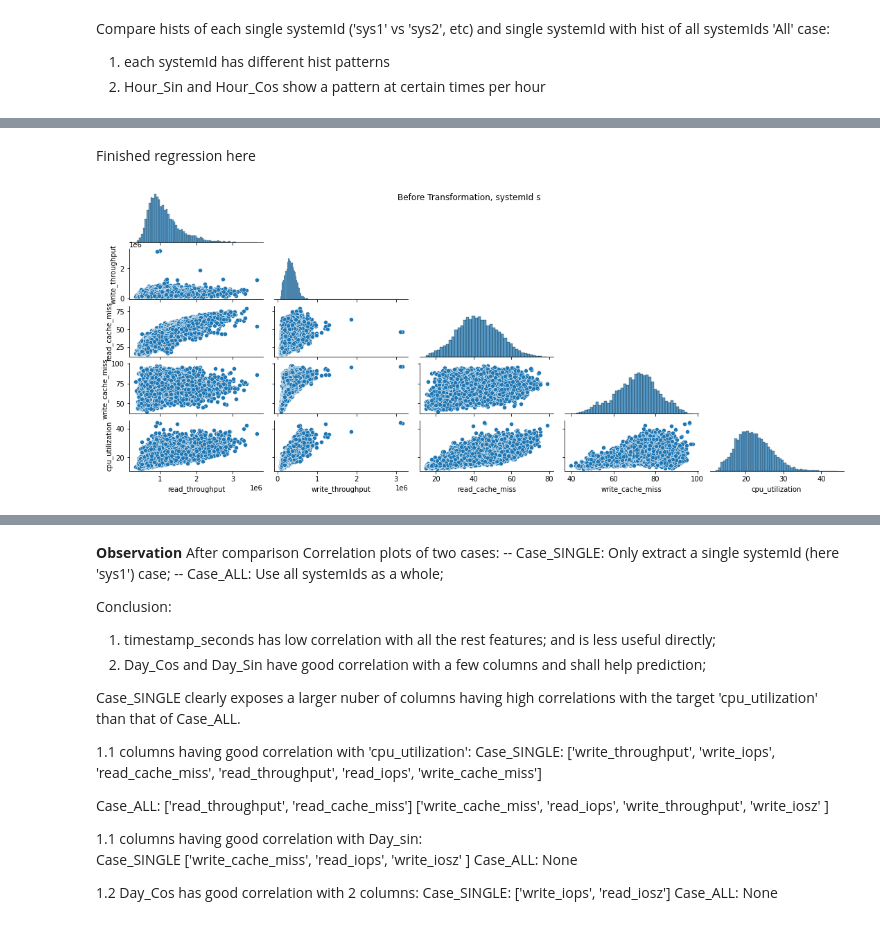
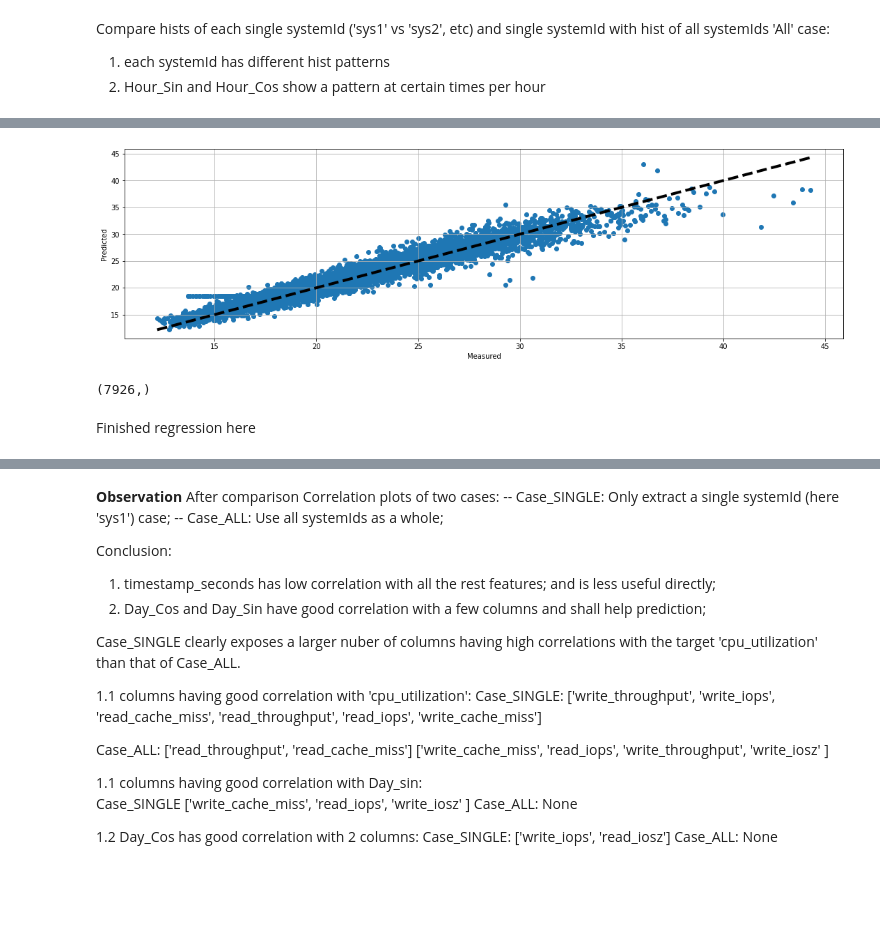
Before and after one commit to FrankGangWang/AppliedML_Python_Coursera, a Jupyter notebook: Final_Interview_for_DataScience_2.ipynb, the cells around one changed output, grey strips where cells are left out. Cells and saved outputs as stored; diff of their text form; code cells hidden in the pictures; blank space fills up the shorter version.

```diff
--- a/Final_Interview_for_DataScience_2.ipynb
+++ b/Final_Interview_for_DataScience_2.ipynb
@@ -540,3 +640,18 @@ predicted.shape
+# %%
+
+fig, ax = plt.subplots()
+ax.scatter(y_real, y_hat[:, 0])
+ax.plot([y_real.min(), y_real.max()], [y_real.min(), y_real.max()], 'k--', lw=4)
+ax.set_xlabel('Measured')
+ax.set_ylabel('Predicted')
+ax.grid()
+fig = plt.gcf()
+fig.set_size_inches(18.5, 5)
+plt.show()
+predicted.shape
+# %% [output]
+[figure, added]
+(7926,)
 # %% [markdown]
 Finished regression here
 # %%
@@ -561,14 +688,3 @@ def pairplot(df, systemId_selected, cols, title_str):
   fig.set_size_inches(15.5, 3*2)
   fig.suptitle(f'{title_str}, systemId {systemId_selected[0]}')
   plt.show()
-# %%
-systemId = 'sys1'
-cols = [['read_throughput', 'write_throughput', 'read_cache_miss', 'write_cache_miss', 'cpu_utilization'] ,
-        ['read_iops', 'write_iops', 'read_iosz', 'write_iosz','cpu_utilization'],
-        ['rw_cache_miss_ratio', 'rw_iops_ratio', 'rw_throughput_diff', 'rw_iosz_diff', 'cpu_utilization'],
-        ['write_throughput_DayCos', 'write_throughput_HourCos', 'cpu_utilization']]
-
-title_str = 'Before Transformation'
-pairplot(df, systemId, cols[0], title_str)
-# %% [output]
-[figure, removed]
```
Also changed, not shown: parts of 86 cells of this notebook.
